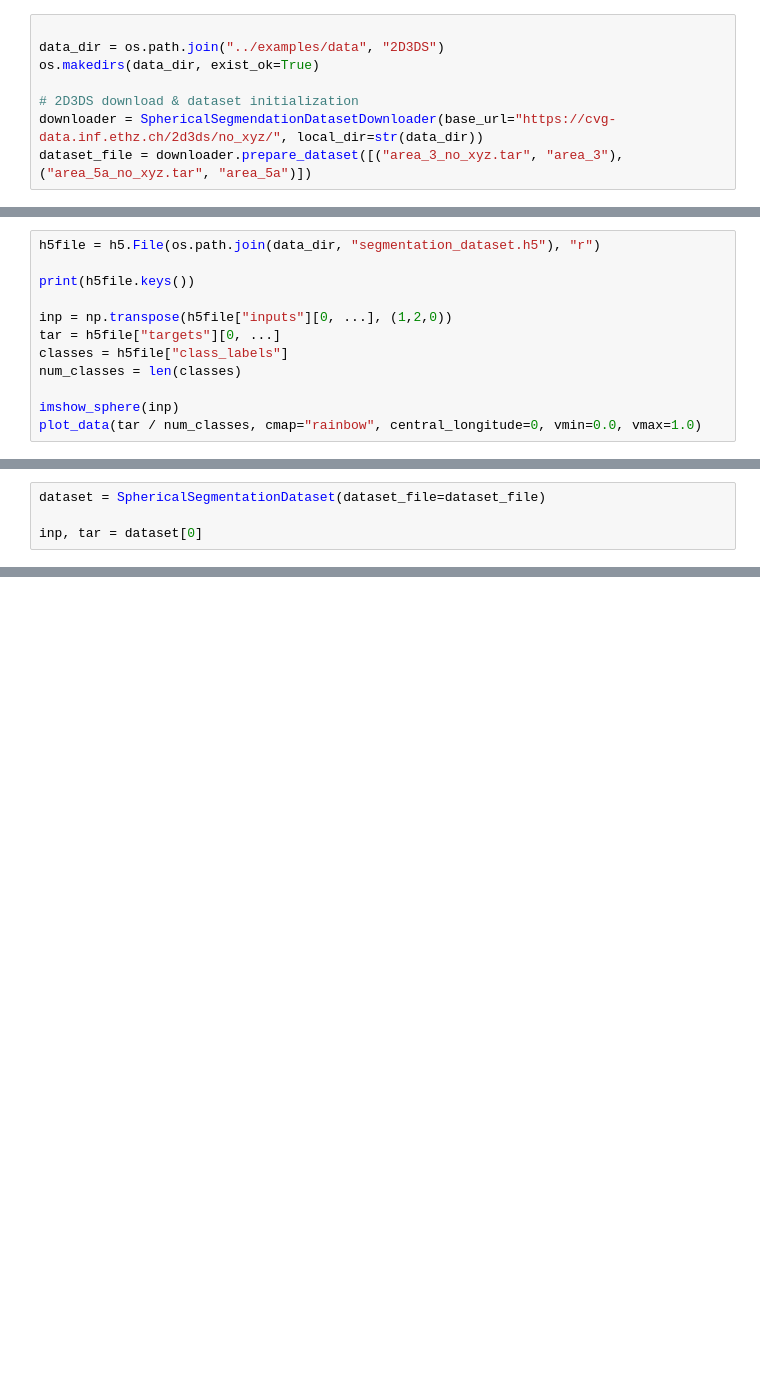
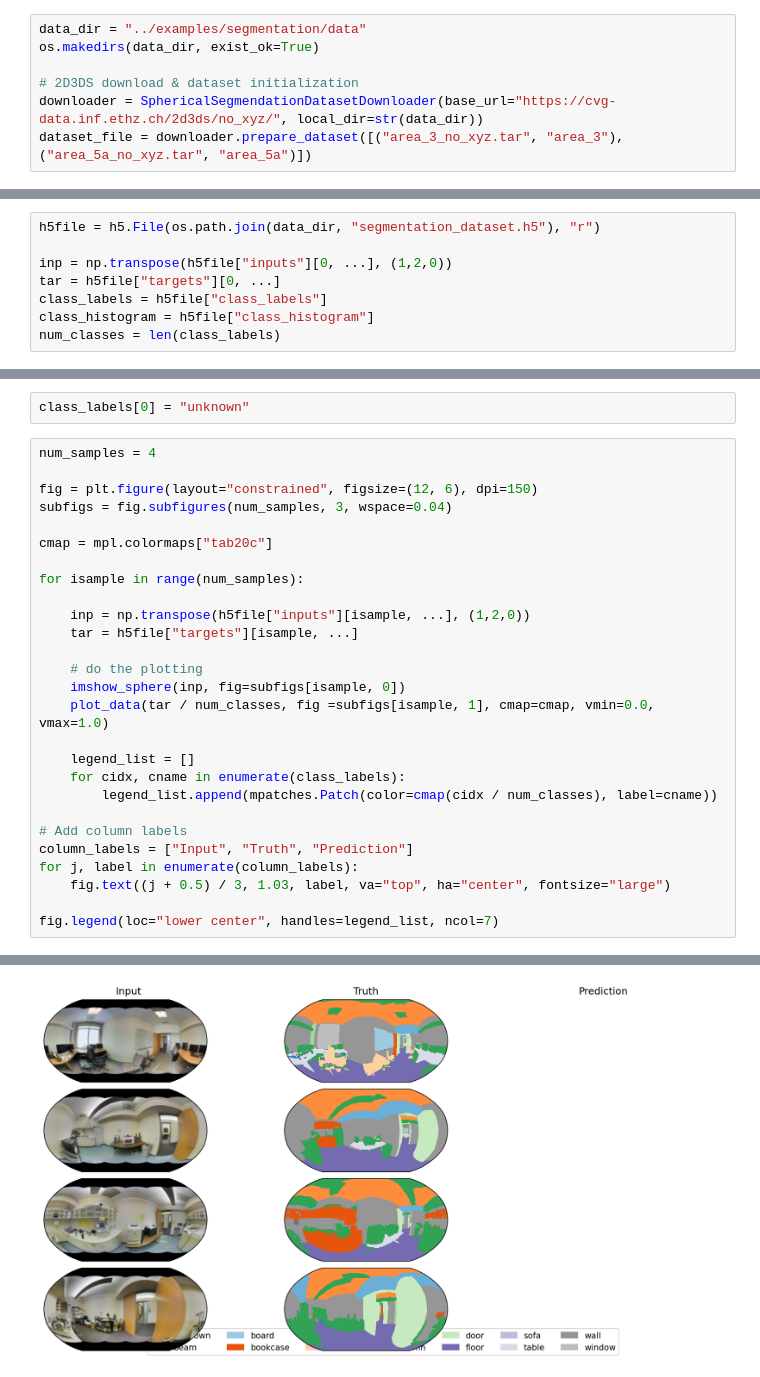
Before and after one commit to NVIDIA/torch-harmonics, a Jupyter notebook: notebooks/segmentation_dataset.ipynb, the cells around one changed output, grey strips where cells are left out. Cells and saved outputs as stored; diff of their text form; blank space fills up the shorter version.

```diff
--- a/notebooks/segmentation_dataset.ipynb
+++ b/notebooks/segmentation_dataset.ipynb
@@ -9,8 +12,7 @@ from plotting import imshow_sphere, plot_data, plot_sphere
 
 from torch_harmonics.examples import SphericalSegmentationDataset, SphericalSegmendationDatasetDownloader
 # %%
-
-data_dir = os.path.join("../examples/data", "2D3DS")
+data_dir = "../examples/segmentation/data"
 os.makedirs(data_dir, exist_ok=True)
 
 # 2D3DS download & dataset initialization
@@ -23,12 +23,8 @@ Warning: Input dir doesn't exist:  ../examples/data/2D3DS/area_5a/../examples/da
 # %%
 h5file = h5.File(os.path.join(data_dir, "segmentation_dataset.h5"), "r")
 
-print(h5file.keys())
-
 inp = np.transpose(h5file["inputs"][0, ...], (1,2,0))
 tar = h5file["targets"][0, ...]
-classes = h5file["class_labels"]
-num_classes = len(classes)
-
-imshow_sphere(inp)
-plot_data(tar / num_classes, cmap="rainbow", central_longitude=0, vmin=0.0, vmax=1.0)
+class_labels = h5file["class_labels"]
+class_histogram = h5file["class_histogram"]
+num_classes = len(class_labels)
@@ -40,4 +30,0 @@ plot_data(tar / num_classes, cmap="rainbow", central_longitude=0, vmin=0.0, vmax
-# %%
-dataset = SphericalSegmentationDataset(dataset_file=dataset_file)
-
-inp, tar = dataset[0]
@@ -49,0 +31,30 @@ plot_data(tar.numpy() / num_classes, cmap="rainbow", central_longitude=0, vmin=0
+# %%
+class_labels[0] = "unknown"
+# %%
+num_samples = 4
+
+fig = plt.figure(layout="constrained", figsize=(12, 6), dpi=150)
+subfigs = fig.subfigures(num_samples, 3, wspace=0.04)
+
+cmap = mpl.colormaps["tab20c"]
+
+for isample in range(num_samples):
+
+    inp = np.transpose(h5file["inputs"][isample, ...], (1,2,0))
+    tar = h5file["targets"][isample, ...]
+
+    # do the plotting
+    imshow_sphere(inp, fig=subfigs[isample, 0])
+    plot_data(tar / num_classes, fig =subfigs[isample, 1], cmap=cmap, vmin=0.0, vmax=1.0)
+
+    legend_list = []
+    for cidx, cname in enumerate(class_labels):
+        legend_list.append(mpatches.Patch(color=cmap(cidx / num_classes), label=cname))
+
+# Add column labels
+column_labels = ["Input", "Truth", "Prediction"]
+for j, label in enumerate(column_labels):
+    fig.text((j + 0.5) / 3, 1.03, label, va="top", ha="center", fontsize="large")
+
+fig.legend(loc="lower center", handles=legend_list, ncol=7)
+# %% [output]
@@ -49,0 +62 @@ plot_data(tar.numpy() / num_classes, cmap="rainbow", central_longitude=0, vmin=0
+[figure, added]
```
Also changed, not shown: parts of 9 cells of this notebook, 13 other files.
